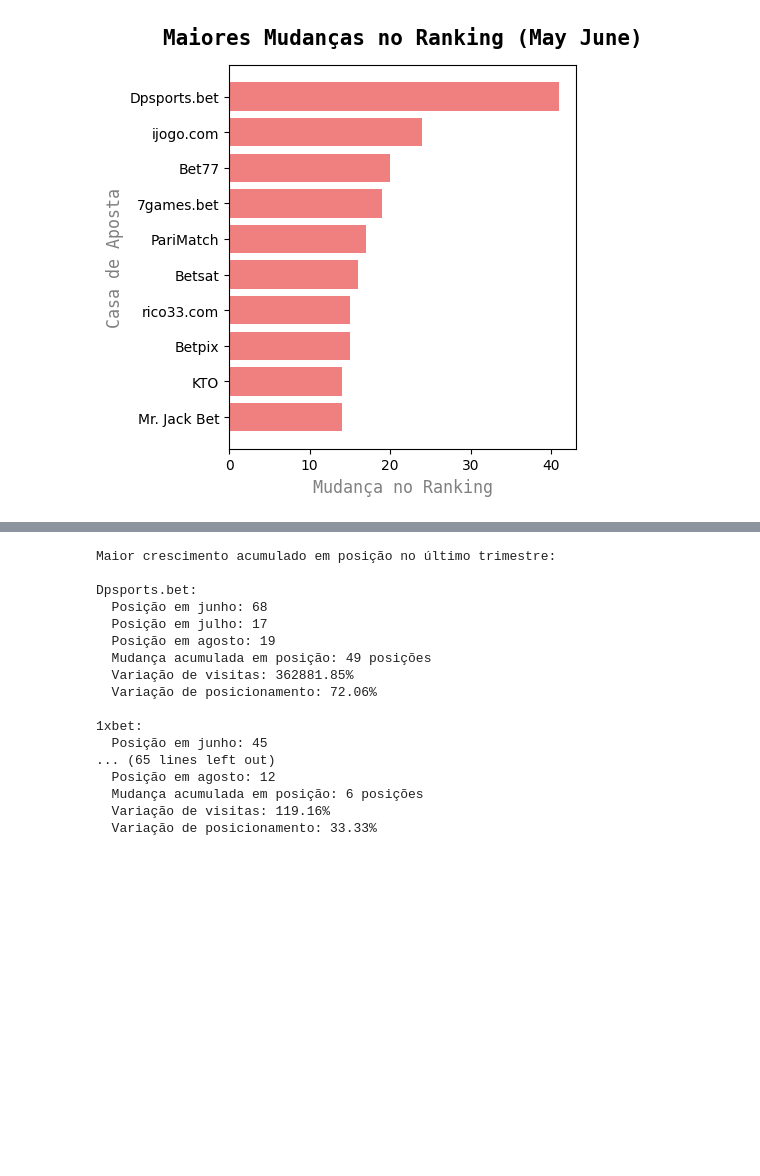
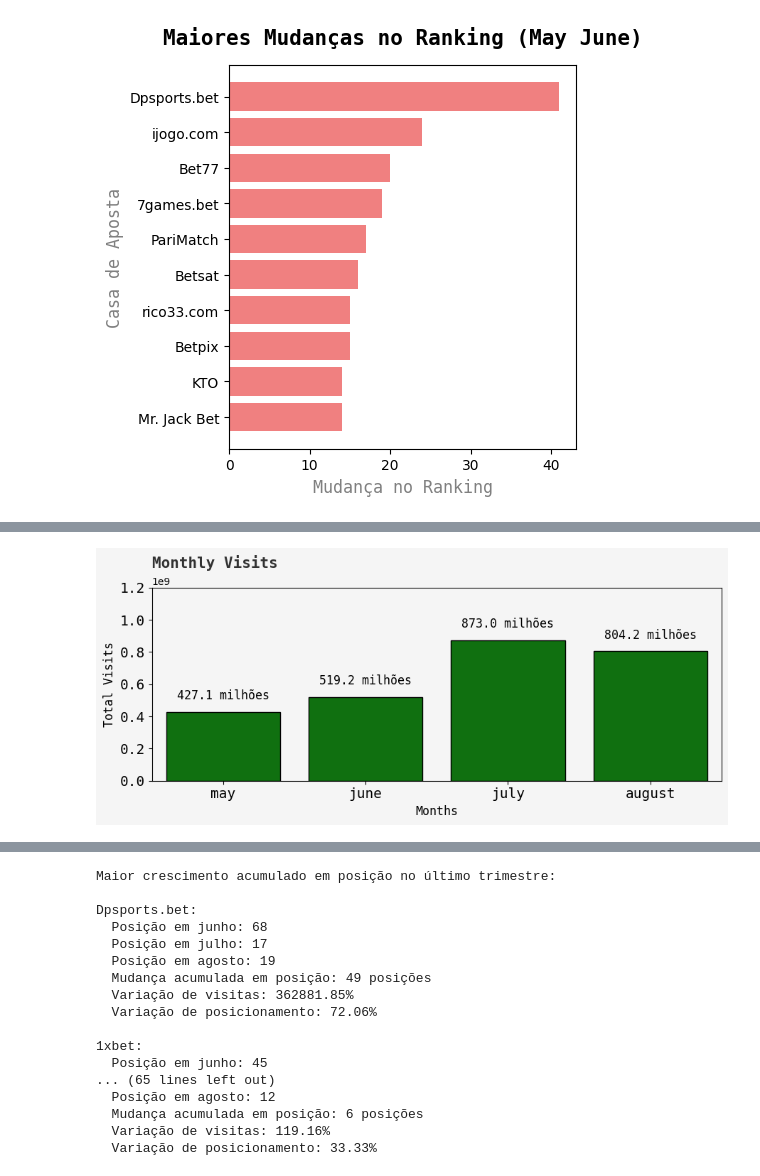
Before and after one commit to mathanssen/alts-digital, a Jupyter notebook: bookmarkers/notebooks/analysis.ipynb, the cells around one changed output, grey strips where cells are left out. Cells and saved outputs as stored; diff of their text form; code cells hidden in the pictures; blank space fills up the shorter version.

```diff
--- a/bookmarkers/notebooks/analysis.ipynb
+++ b/bookmarkers/notebooks/analysis.ipynb
@@ -153 +247,25 @@ As visitas às casas de apostas online cresceram em algum mês específico devid
+# %%
+plot_monthly_visits_sum(
+    df,
+    ["may", "june", "july", "august"],
+    bar_color="green",
+    title="Monthly Visits",
+    xlabel="Months",
+    ylabel="Total Visits",
+    figsize=(9, 4),
+    fontfamily="monospace",
+    title_padding=20,
+    x_label_color="black",
+    y_label_color="black",
+    x_ticks_fontsize=14,
+    y_ticks_fontsize=14,
+    y_min=0,
+    y_max=1200000000,
+    show_values=True,
+    value_fontsize=12,
+    value_color="black",
+    value_offset=(0, 10),
+)
+# %% [output]
+[figure, added]
 # %% [markdown]
```
Also changed, not shown: parts of 38 cells of this notebook, 2 other files.
